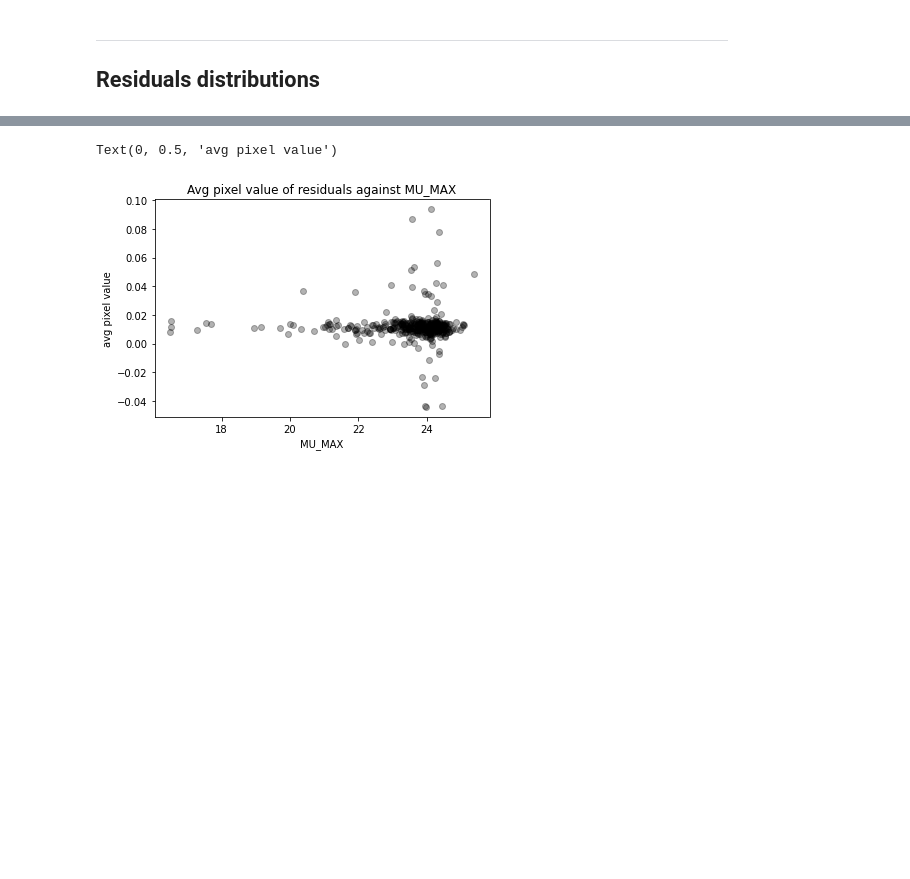
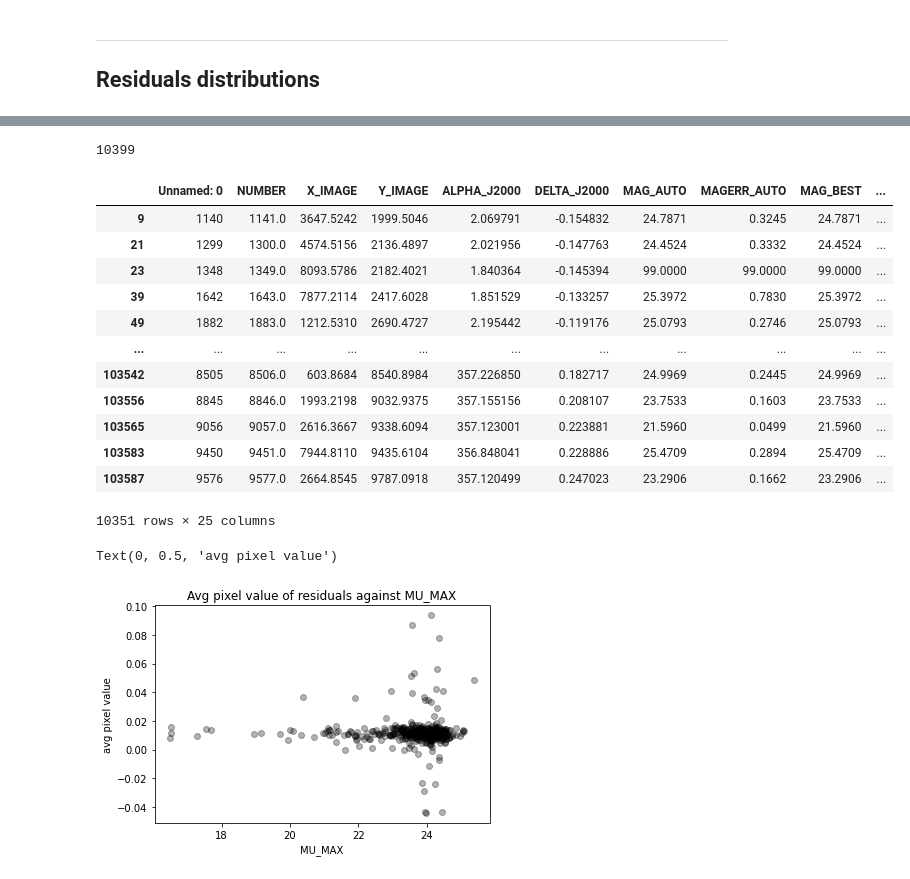
Before and after one commit to AnaHoban/lensing, a Jupyter notebook: Code/Batch Loading/Currently used/cutouts/analysis_cutouts.ipynb, the cells around one changed output, grey strips where cells are left out. Drawn from its saved outputs; the diff is of its cells as text; code cells hidden in the pictures; blank space fills up the shorter version.

```diff
--- a/Code/Batch Loading/Currently used/cutouts/analysis_cutouts.ipynb
+++ b/Code/Batch Loading/Currently used/cutouts/analysis_cutouts.ipynb
@@ -356,0 +295,3 @@ Index(['Unnamed: 0', 'NUMBER', 'X_IMAGE', 'Y_IMAGE', 'ALPHA_J2000',
+# %%
+#define new column in training cat
+testing_tiles["adress"] = testing_tiles["BAND"] + ' ' + testing_tiles['CUTOUT']
@@ -357,3 +348,23 @@ Index(['Unnamed: 0', 'NUMBER', 'X_IMAGE', 'Y_IMAGE', 'ALPHA_J2000',
+# %%
+len(tile_test)
+# %% [output]
+10399
+# %%
+testing_tiles
+# %% [output]
+|  | Unnamed: 0 | NUMBER | X_IMAGE | Y_IMAGE | ALPHA_J2000 | DELTA_J2000 | MAG_AUTO | MAGERR_AUTO | MAG_BEST | ... |
+| 9 | 1140 | 1141.0 | 3647.5242 | 1999.5046 | 2.069791 | -0.154832 | 24.7871 | 0.3245 | 24.7871 | ... |
+| 21 | 1299 | 1300.0 | 4574.5156 | 2136.4897 | 2.021956 | -0.147763 | 24.4524 | 0.3332 | 24.4524 | ... |
+| 23 | 1348 | 1349.0 | 8093.5786 | 2182.4021 | 1.840364 | -0.145394 | 99.0000 | 99.0000 | 99.0000 | ... |
+| 39 | 1642 | 1643.0 | 7877.2114 | 2417.6028 | 1.851529 | -0.133257 | 25.3972 | 0.7830 | 25.3972 | ... |
+| 49 | 1882 | 1883.0 | 1212.5310 | 2690.4727 | 2.195442 | -0.119176 | 25.0793 | 0.2746 | 25.0793 | ... |
+| ... | ... | ... | ... | ... | ... | ... | ... | ... | ... | ... |
+| 103542 | 8505 | 8506.0 | 603.8684 | 8540.8984 | 357.226850 | 0.182717 | 24.9969 | 0.2445 | 24.9969 | ... |
+| 103556 | 8845 | 8846.0 | 1993.2198 | 9032.9375 | 357.155156 | 0.208107 | 23.7533 | 0.1603 | 23.7533 | ... |
+| 103565 | 9056 | 9057.0 | 2616.3667 | 9338.6094 | 357.123001 | 0.223881 | 21.5960 | 0.0499 | 21.5960 | ... |
+| 103583 | 9450 | 9451.0 | 7944.8110 | 9435.6104 | 356.848041 | 0.228886 | 25.4709 | 0.2894 | 25.4709 | ... |
+| 103587 | 9576 | 9577.0 | 2664.8545 | 9787.0918 | 357.120499 | 0.247023 | 23.2906 | 0.1662 | 23.2906 | ... |
+10351 rows × 25 columns
 # %%
 sorted_cat_tile69 = master_cat[master_cat['TILE'] == '222.247'].sort_values(by = 'Unnamed: 0')
 # %%
```
Also changed, not shown: parts of 27 cells of this notebook, 24 other files.
